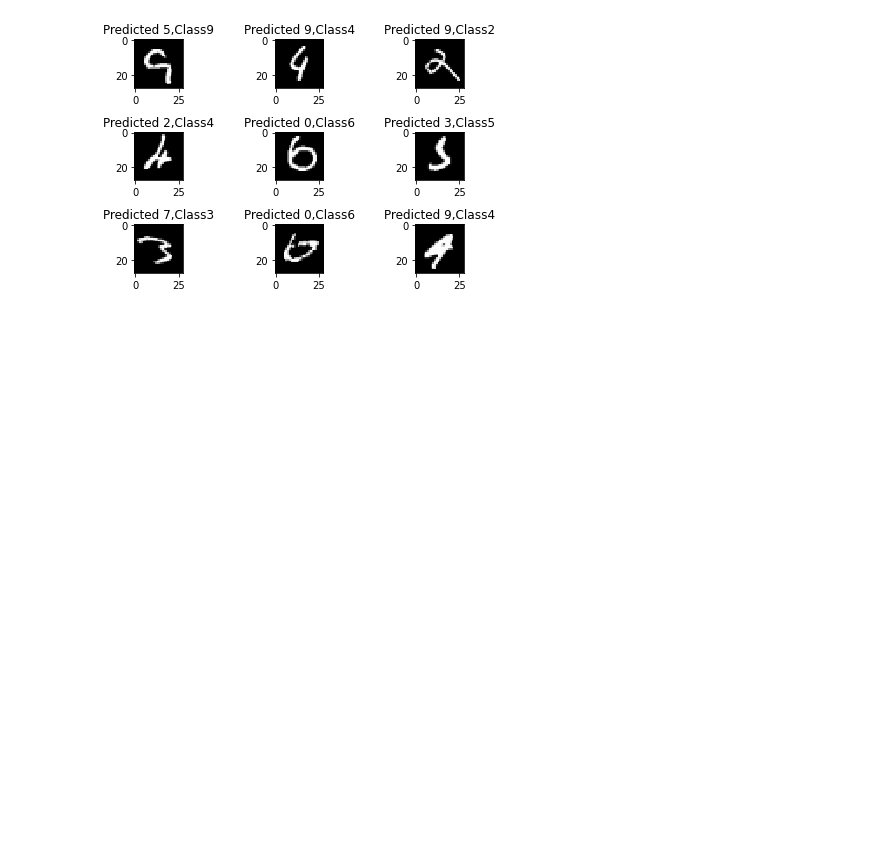
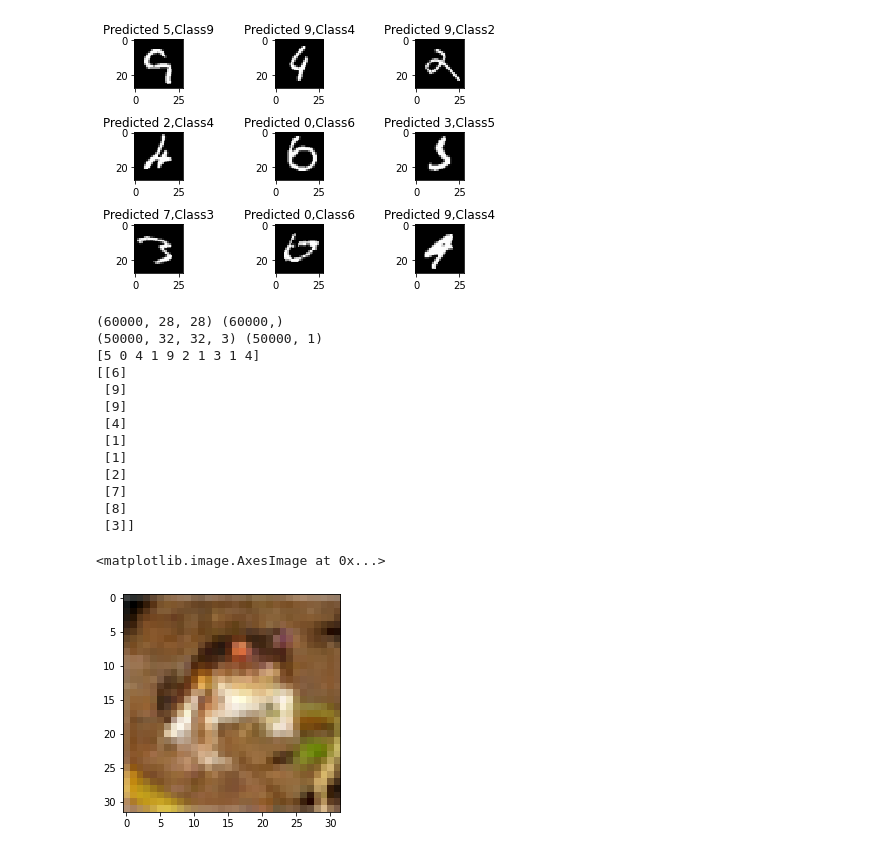
Before and after one commit to ldhml/AI, a Jupyter notebook: AI.ipynb, the cells around one changed output. Drawn from its saved outputs; the diff is of its cells as text; code cells hidden in the pictures; blank space fills up the shorter version.

```diff
--- a/AI.ipynb
+++ b/AI.ipynb
@@ -469,3 +469,35 @@ for i,incorrect in enumerate(incorrect_indices[:9]):
 plt.tight_layout()
 # %% [output]
 [figure]
+# %%
+import tensorflow as tf
+import matplotlib.pyplot as plt
+
+(mnist_x_train, mnist_y_train),(mnist_x_test,mnist_y_test)=tf.keras.datasets.mnist.load_data()
+print(mnist_x_train.shape, mnist_y_train.shape)
+
+(cifar_x_train,cifar_y_train),_=tf.keras.datasets.cifar10.load_data()
+print(cifar_x_train.shape,cifar_y_train.shape)
+
+#이미지 출력
+print(mnist_y_train[0:10])
+plt.imshow(mnist_x_train[0],cmap='gray')
+
+print(cifar_y_train[0:10])
+plt.imshow(cifar_x_train[0])
+# %% [output]
+(60000, 28, 28) (60000,)
+(50000, 32, 32, 3) (50000, 1)
+[5 0 4 1 9 2 1 3 1 4]
+[[6]
+ [9]
+ [9]
+ [4]
+ [1]
+ [1]
+ [2]
+ [7]
+ [8]
+ [3]]
+<matplotlib.image.AxesImage at 0x...>
+[figure, added]
```
Also changed, not shown: parts of 6 cells of this notebook.
